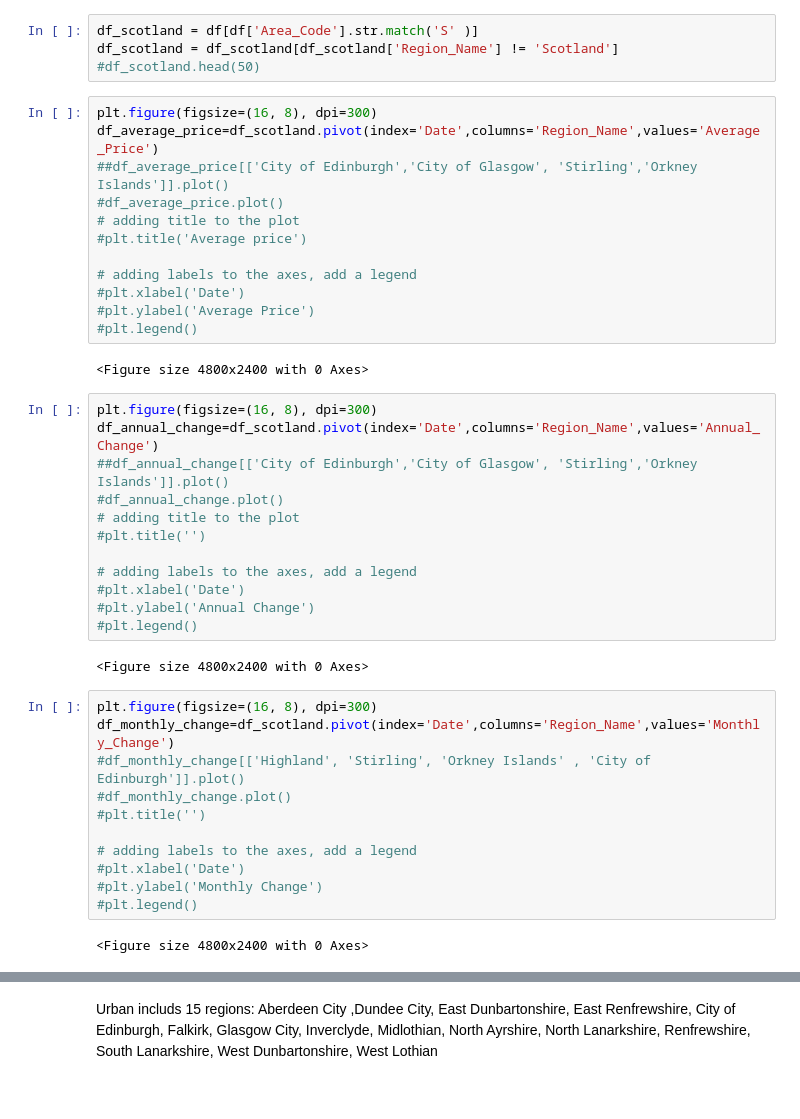
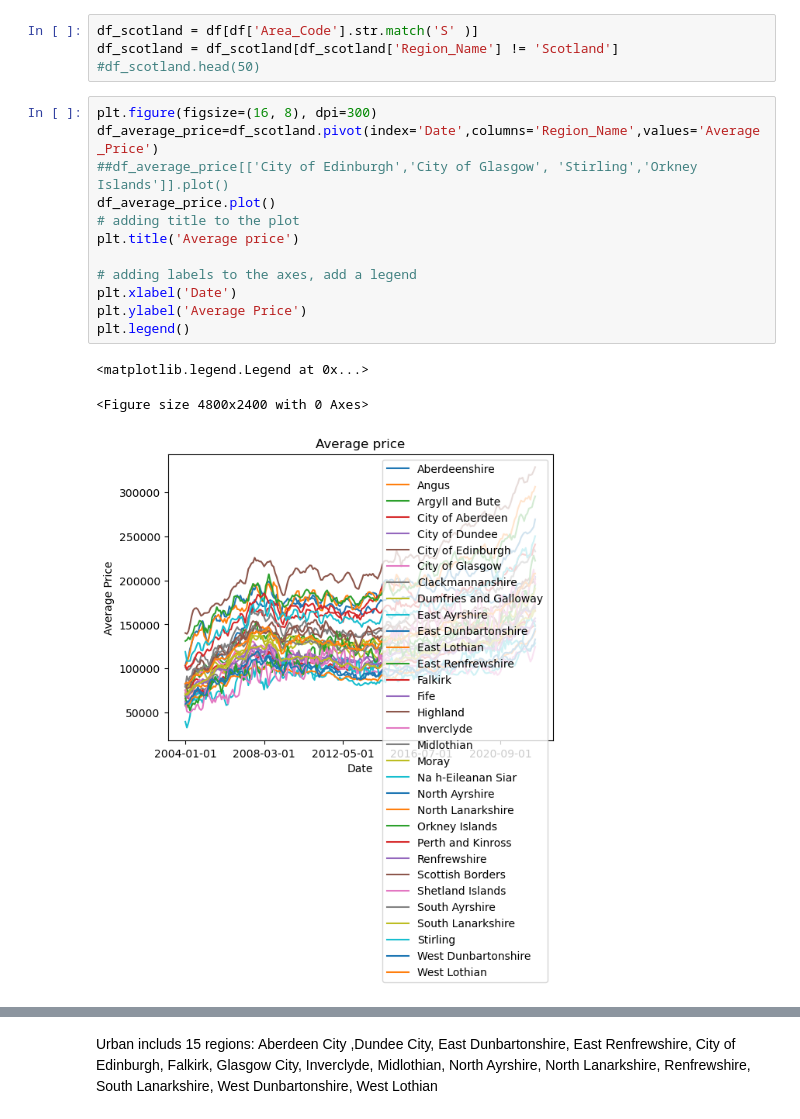
Before and after one commit to kegrad/house-price-index-group-project, a Jupyter notebook: Scotland.ipynb, the cells around one changed output, grey strips where cells are left out. Saved outputs shown, nothing was run; the diff lists cells and outputs as text.

Commit message:
Analysis for all regions

```diff
--- a/Scotland.ipynb
+++ b/Scotland.ipynb
@@ -9,44 +9,19 @@ df = pd.read_csv("Average-prices-2022-07.csv")
 df_scotland = df[df['Area_Code'].str.match('S' )]
 df_scotland = df_scotland[df_scotland['Region_Name'] != 'Scotland']
 #df_scotland.head(50)
-# %%
-plt.figure(figsize=(16, 8), dpi=300)
-df_average_price=df_scotland.pivot(index='Date',columns='Region_Name',values='Average_Price')
-##df_average_price[['City of Edinburgh','City of Glasgow', 'Stirling','Orkney Islands']].plot()
-#df_average_price.plot()
-# adding title to the plot
-#plt.title('Average price')
-
-# adding labels to the axes, add a legend
-#plt.xlabel('Date')
-#plt.ylabel('Average Price')
-#plt.legend()
-# %% [output]
-<Figure size 4800x2400 with 0 Axes>
-# %%
-plt.figure(figsize=(16, 8), dpi=300)
-df_annual_change=df_scotland.pivot(index='Date',columns='Region_Name',values='Annual_Change')
-##df_annual_change[['City of Edinburgh','City of Glasgow', 'Stirling','Orkney Islands']].plot()
-#df_annual_change.plot()
-# adding title to the plot
-#plt.title('')
-
-# adding labels to the axes, add a legend
-#plt.xlabel('Date')
-#plt.ylabel('Annual Change')
-#plt.legend()
-# %% [output]
-<Figure size 4800x2400 with 0 Axes>
-# %%
-plt.figure(figsize=(16, 8), dpi=300)
-df_monthly_change=df_scotland.pivot(index='Date',columns='Region_Name',values='Monthly_Change')
-#df_monthly_change[['Highland', 'Stirling', 'Orkney Islands' , 'City of Edinburgh']].plot()
-#df_monthly_change.plot()
-#plt.title('')
-
-# adding labels to the axes, add a legend
-#plt.xlabel('Date')
-#plt.ylabel('Monthly Change')
-#plt.legend()
-# %% [output]
-<Figure size 4800x2400 with 0 Axes>
+# %%
+plt.figure(figsize=(16, 8), dpi=300)
+df_average_price=df_scotland.pivot(index='Date',columns='Region_Name',values='Average_Price')
+##df_average_price[['City of Edinburgh','City of Glasgow', 'Stirling','Orkney Islands']].plot()
+df_average_price.plot()
+# adding title to the plot
+plt.title('Average price')
+
+# adding labels to the axes, add a legend
+plt.xlabel('Date')
+plt.ylabel('Average Price')
+plt.legend()
+# %% [output]
+<matplotlib.legend.Legend at 0x...>
+<Figure size 4800x2400 with 0 Axes>
+[figure, added]
```
Also changed, not shown: parts of 64 cells of this notebook.
